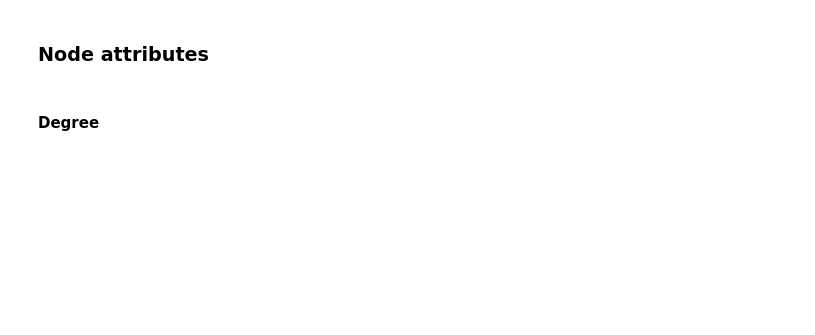
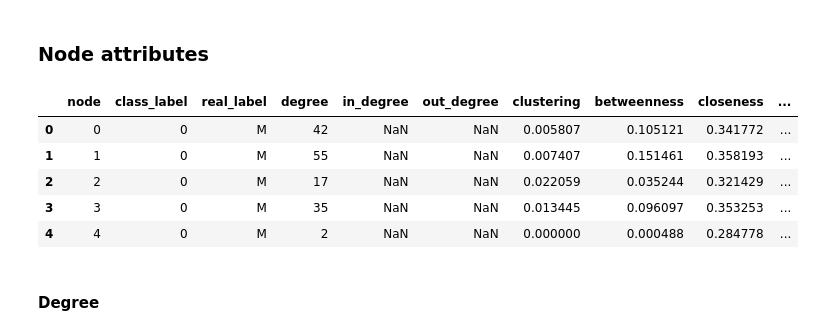
Before and after one commit to CSHVienna/NetworkInequalities, a Jupyter notebook: examples/notebooks/undirected.ipynb, the cells around one changed output. Drawn from its saved outputs; the diff is of its cells as text; code cells hidden in the pictures; blank space fills up the shorter version.

```diff
--- a/examples/notebooks/undirected.ipynb
+++ b/examples/notebooks/undirected.ipynb
@@ -84,5 +63,18 @@ md_tch = g_tch.get_node_metadata_as_dataframe(n_jobs=10)
+# %%
+md_pah = get_node_metadata_as_dataframe(graph=g_pah.graph, n_jobs=10)
+md_pah.name = PAHModel.SHORT
+
+md_patch = get_node_metadata_as_dataframe(graph=g_patch.graph, n_jobs=10)
+md_patch.name = PATCHModel.SHORT
 # %%
 # see example of genereate metadata
-md_pa.head()
+md_pah.head()
+# %% [output]
+|  | node | class_label | real_label | degree | in_degree | out_degree | clustering | betweenness | closeness | ... |
+| 0 | 0 | 0 | M | 42 | NaN | NaN | 0.005807 | 0.105121 | 0.341772 | ... |
+| 1 | 1 | 0 | M | 55 | NaN | NaN | 0.007407 | 0.151461 | 0.358193 | ... |
+| 2 | 2 | 0 | M | 17 | NaN | NaN | 0.022059 | 0.035244 | 0.321429 | ... |
+| 3 | 3 | 0 | M | 35 | NaN | NaN | 0.013445 | 0.096097 | 0.353253 | ... |
+| 4 | 4 | 0 | M | 2 | NaN | NaN | 0.000000 | 0.000488 | 0.284778 | ... |
 # %%
 # all into a list
```
Also changed, not shown: parts of 15 cells of this notebook.
